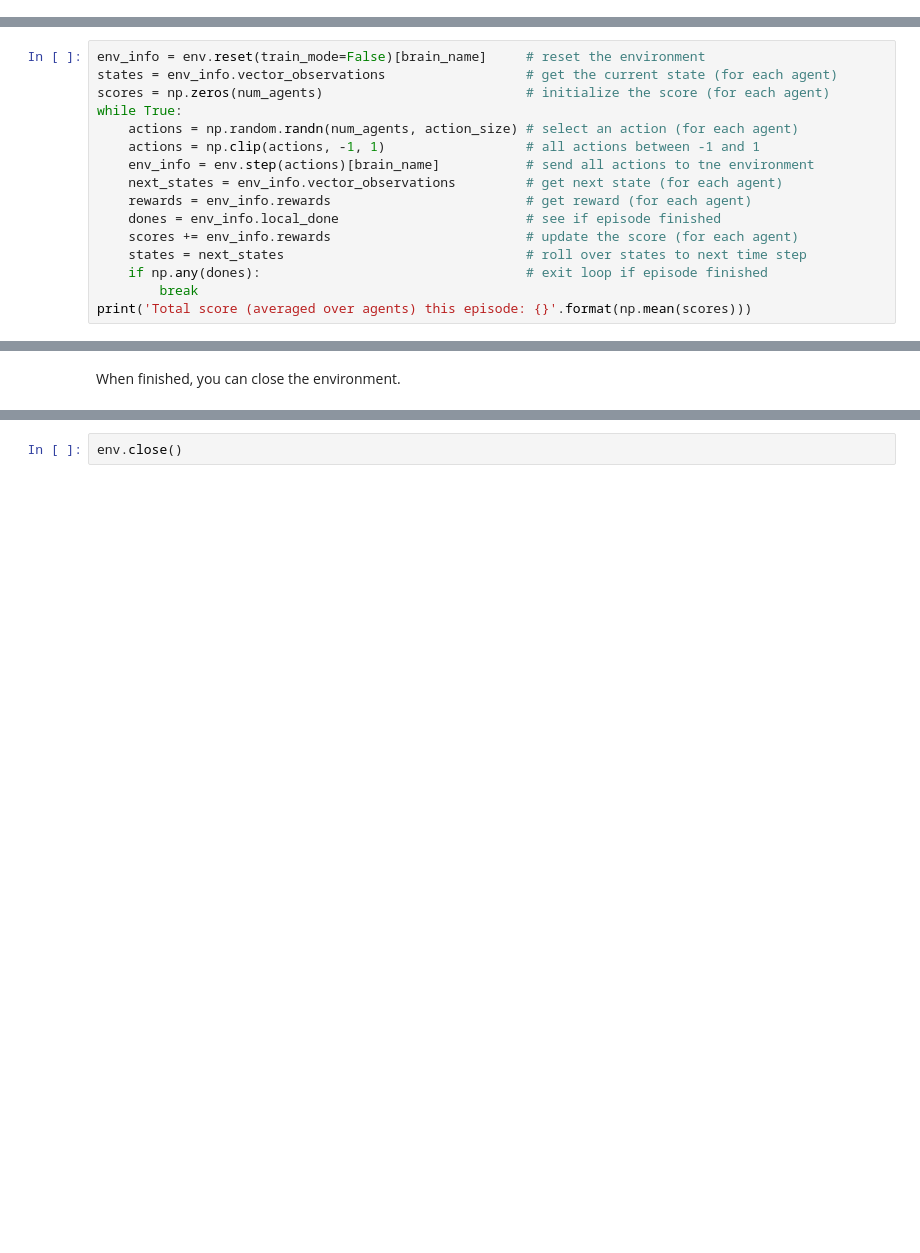
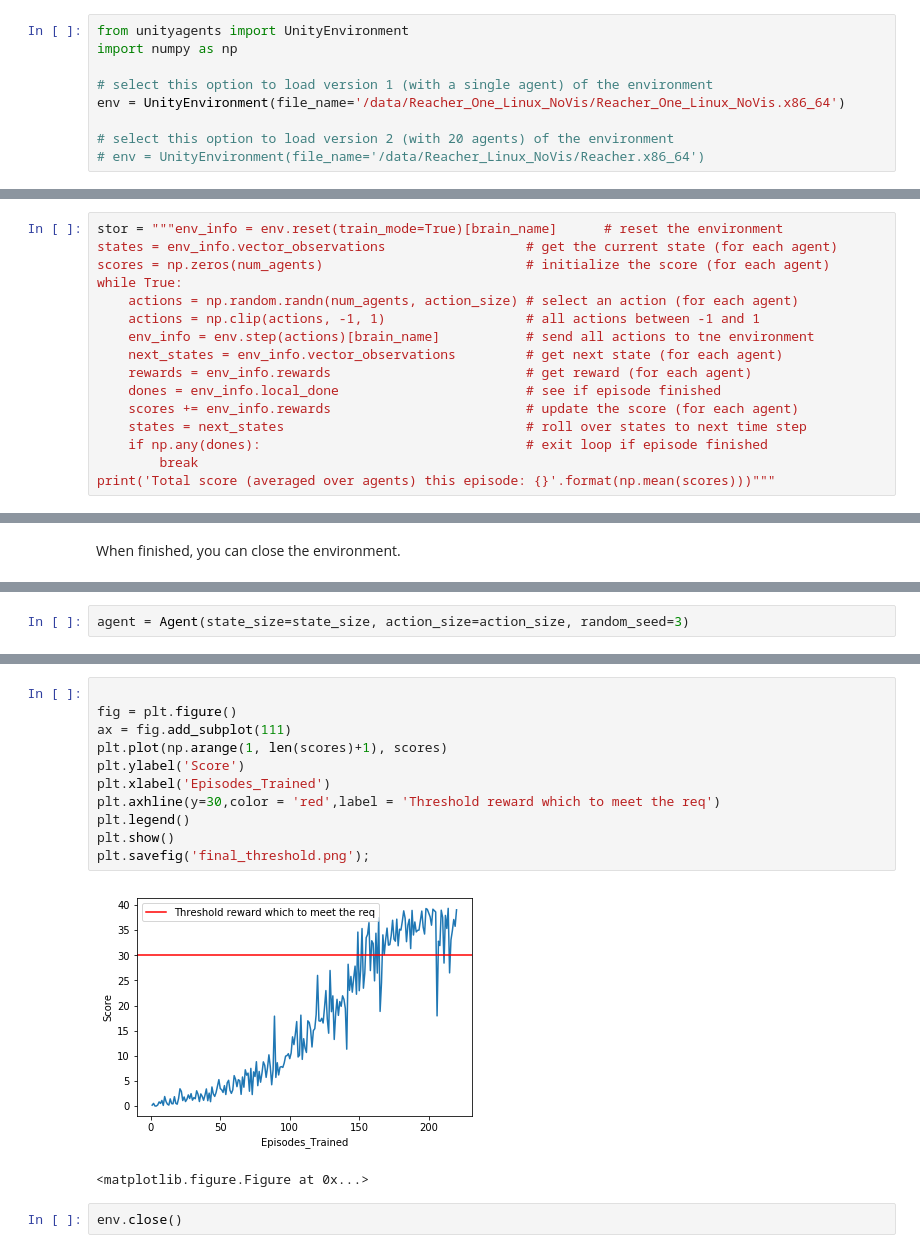
Before and after one commit to nisch100/Reinforcement_Learning, a Jupyter notebook: p2_continuous-control/Continuous_Control.ipynb, the cells around one changed output, grey strips where cells are left out. Saved outputs shown, nothing was run; the diff lists cells and outputs as text; blank space fills up the shorter version.

Commit message:
Threshold reward 30 met. Yet to tune hyperparam

```diff
--- a/p2_continuous-control/Continuous_Control.ipynb
+++ b/p2_continuous-control/Continuous_Control.ipynb
@@ -48,0 +20,9 @@ Unity brain name: ReacherBrain
+# %%
+from unityagents import UnityEnvironment
+import numpy as np
+
+# select this option to load version 1 (with a single agent) of the environment
+env = UnityEnvironment(file_name='/data/Reacher_One_Linux_NoVis/Reacher_One_Linux_NoVis.x86_64')
+
+# select this option to load version 2 (with 20 agents) of the environment
+# env = UnityEnvironment(file_name='/data/Reacher_Linux_NoVis/Reacher.x86_64')
@@ -101,5 +93,5 @@ Of course, as part of the project, you'll have to change the code so that the ag
 # %%
-env_info = env.reset(train_mode=False)[brain_name]     # reset the environment
+stor = """env_info = env.reset(train_mode=True)[brain_name]      # reset the environment
 states = env_info.vector_observations                  # get the current state (for each agent)
 scores = np.zeros(num_agents)                          # initialize the score (for each agent)
 while True:
@@ -113,4 +105,4 @@ while True:
     states = next_states                               # roll over states to next time step
     if np.any(dones):                                  # exit loop if episode finished
         break
-print('Total score (averaged over agents) this episode: {}'.format(np.mean(scores)))
+print('Total score (averaged over agents) this episode: {}'.format(np.mean(scores)))"""
@@ -120,0 +121,2 @@ When finished, you can close the environment.
+# %%
+agent = Agent(state_size=state_size, action_size=action_size, random_seed=3)
@@ -121,3 +164,17 @@ When finished, you can close the environment.
+# %%
+
+fig = plt.figure()
+ax = fig.add_subplot(111)
+plt.plot(np.arange(1, len(scores)+1), scores)
+plt.ylabel('Score')
+plt.xlabel('Episodes_Trained')
+plt.axhline(y=30,color = 'red',label = 'Threshold reward which to meet the req')
+plt.legend()
+plt.show()
+plt.savefig('final_threshold.png');
+# %% [output]
+[figure, added]
+<matplotlib.figure.Figure at 0x...>
 # %%
 env.close()
 # %% [markdown]
```
Also changed, not shown: parts of 15 cells of this notebook, 2 other files.
